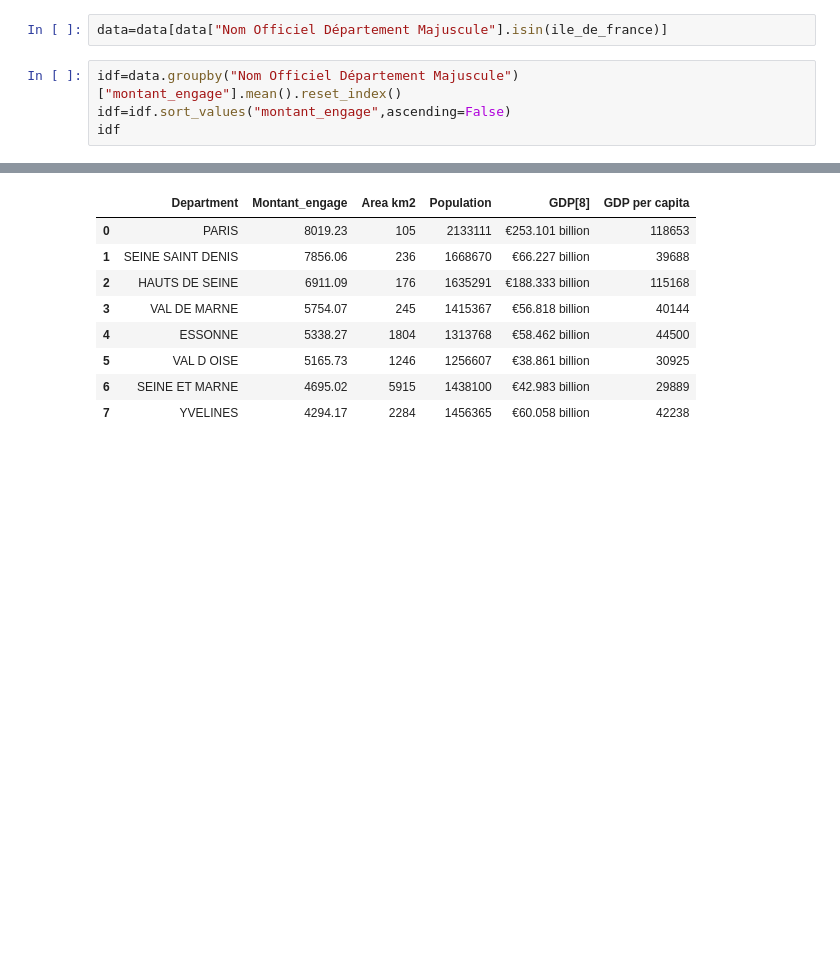
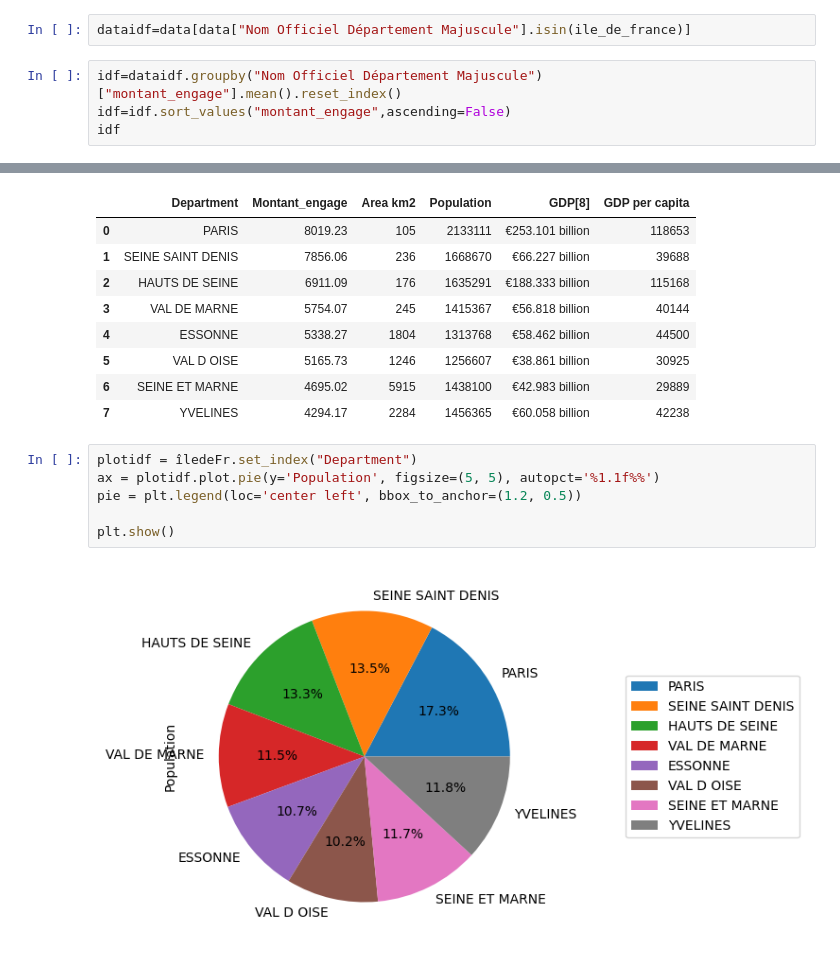
Before and after one commit to JosephYudita/auto, a Jupyter notebook: autonomous application on a dataset(Yudita).ipynb, the cells around one changed output, grey strips where cells are left out. Saved outputs shown, nothing was run; the diff lists cells and outputs as text; blank space fills up the shorter version.

```diff
--- a/autonomous application on a dataset(Yudita).ipynb
+++ b/autonomous application on a dataset(Yudita).ipynb
@@ -222,9 +257,9 @@ To calculate the average amount commited for the training sessions in each depar
 # %%
 ile_de_france=["PARIS","HAUTS DE SEINE","SEINE SAINT DENIS","VAL DE MARNE","ESSONNE","YVELINES","VAL D OISE","SEINE ET MARNE"]
 # %%
-data=data[data["Nom Officiel Département Majuscule"].isin(ile_de_france)]
+dataidf=data[data["Nom Officiel Département Majuscule"].isin(ile_de_france)]
 # %%
-idf=data.groupby("Nom Officiel Département Majuscule")["montant_engage"].mean().reset_index()
+idf=dataidf.groupby("Nom Officiel Département Majuscule")["montant_engage"].mean().reset_index()
 idf=idf.sort_values("montant_engage",ascending=False)
 idf
 # %% [output]
@@ -285,3 +320,11 @@ idf2
 | 5 | VAL D OISE | 5165.73 | 1246 | 1256607 | €38.861 billion | 30925 |
 | 6 | SEINE ET MARNE | 4695.02 | 5915 | 1438100 | €42.983 billion | 29889 |
 | 7 | YVELINES | 4294.17 | 2284 | 1456365 | €60.058 billion | 42238 |
+# %%
+plotidf = îledeFr.set_index("Department")
+ax = plotidf.plot.pie(y='Population', figsize=(5, 5), autopct='%1.1f%%')
+pie = plt.legend(loc='center left', bbox_to_anchor=(1.2, 0.5))
+
+plt.show()
+# %% [output]
+[figure, added]
```
Also changed, not shown: parts of 25 cells of this notebook.
